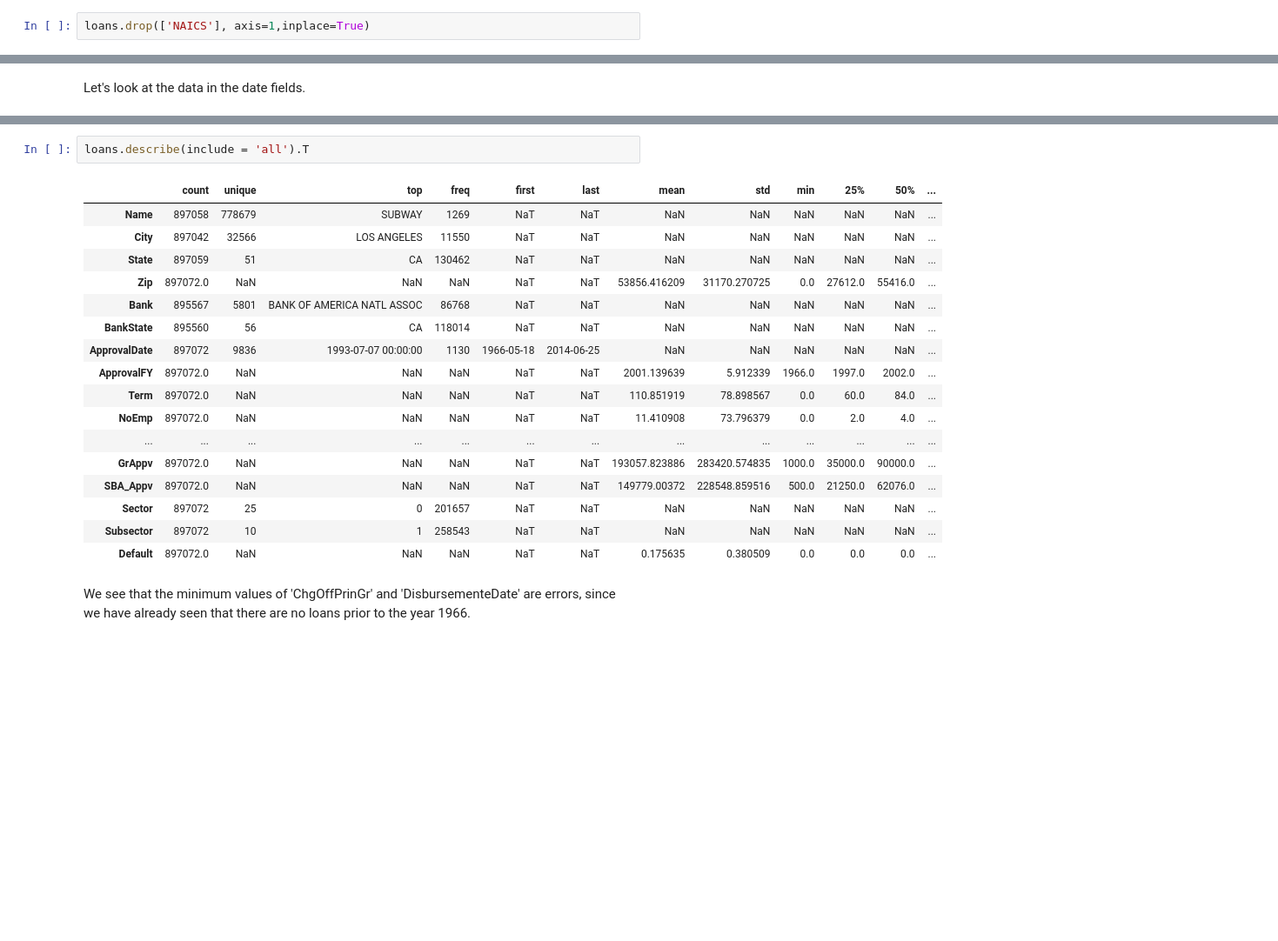
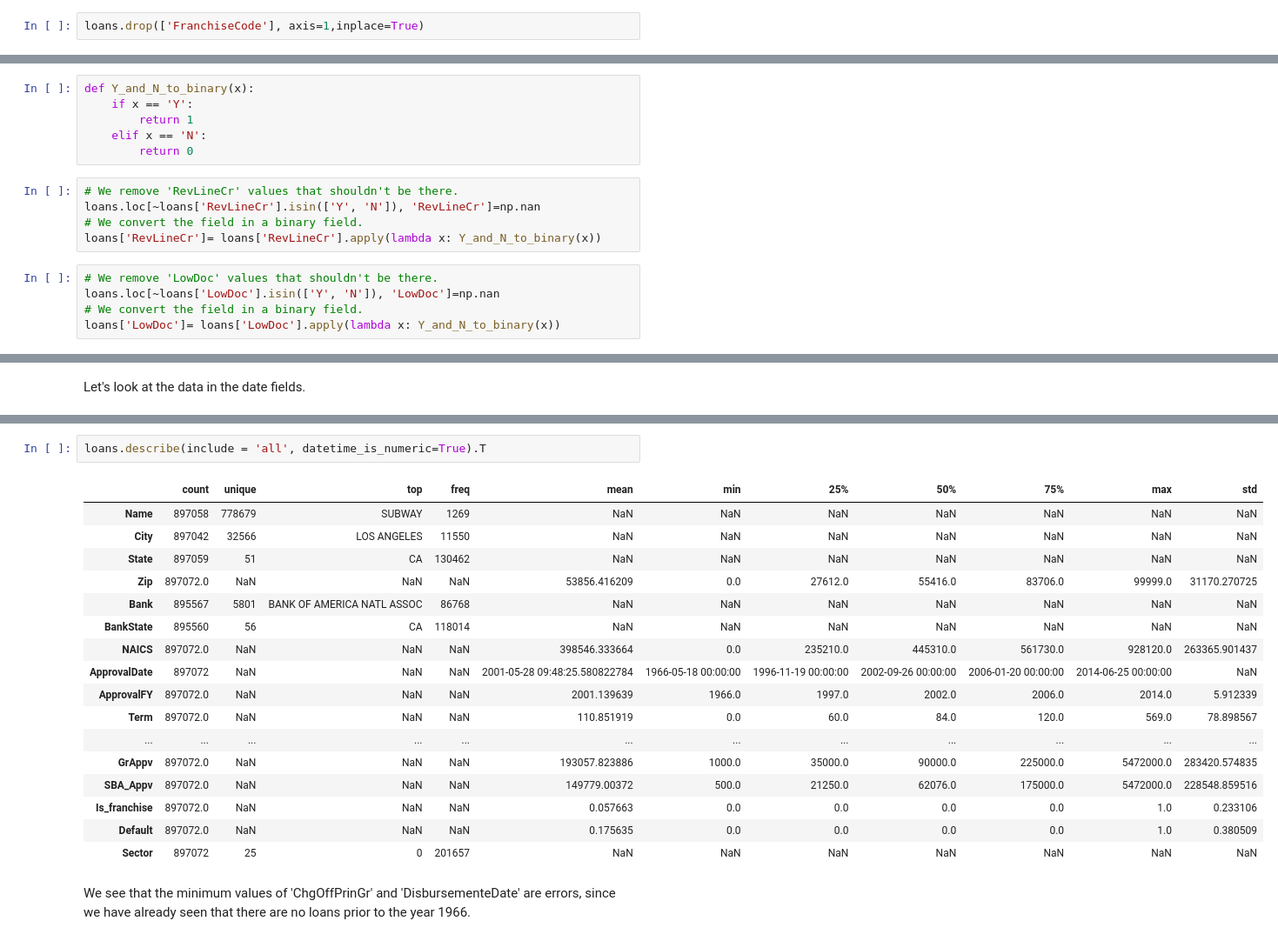
Before and after one commit to HGalletti/Pr-stamos-bancarios, a Jupyter notebook: loans.ipynb, the cells around one changed output, grey strips where cells are left out. Shown at 87% size. Drawn from its saved outputs; the diff is of its cells as text; blank space fills up the shorter version.

```diff
--- a/loans.ipynb
+++ b/loans.ipynb
@@ -631,5 +647,5 @@ We are not going to use the NAICS column for anything else so we can throw it aw
 # %%
-loans.drop(['NAICS'], axis=1,inplace=True)
+loans.drop(['FranchiseCode'], axis=1,inplace=True)
 # %% [markdown]
 ----------------------------------------------------------
 # %% [markdown]
@@ -758,0 +779,16 @@ datetime64
+# %%
+def Y_and_N_to_binary(x):
+    if x == 'Y':
+        return 1
+    elif x == 'N':
+        return 0
+# %%
+# We remove 'RevLineCr' values that shouldn't be there.
+loans.loc[~loans['RevLineCr'].isin(['Y', 'N']), 'RevLineCr']=np.nan
+# We convert the field in a binary field.
+loans['RevLineCr']= loans['RevLineCr'].apply(lambda x: Y_and_N_to_binary(x))
+# %%
+# We remove 'LowDoc' values that shouldn't be there.
+loans.loc[~loans['LowDoc'].isin(['Y', 'N']), 'LowDoc']=np.nan
+# We convert the field in a binary field.
+loans['LowDoc']= loans['LowDoc'].apply(lambda x: Y_and_N_to_binary(x))
@@ -783,23 +828,23 @@ memory usage: 191.6+ MB
 # %%
-loans.describe(include = 'all').T
+loans.describe(include = 'all', datetime_is_numeric=True).T
 # %% [output]
-|  | count | unique | top | freq | first | last | mean | std | min | 25% | 50% | ... |
-| Name | 897058 | 778679 | SUBWAY | 1269 | NaT | NaT | NaN | NaN | NaN | NaN | NaN | ... |
-| City | 897042 | 32566 | LOS ANGELES | 11550 | NaT | NaT | NaN | NaN | NaN | NaN | NaN | ... |
-| State | 897059 | 51 | CA | 130462 | NaT | NaT | NaN | NaN | NaN | NaN | NaN | ... |
-| Zip | 897072.0 | NaN | NaN | NaN | NaT | NaT | 53856.416209 | 31170.270725 | 0.0 | 27612.0 | 55416.0 | ... |
-| Bank | 895567 | 5801 | BANK OF AMERICA NATL ASSOC | 86768 | NaT | NaT | NaN | NaN | NaN | NaN | NaN | ... |
-| BankState | 895560 | 56 | CA | 118014 | NaT | NaT | NaN | NaN | NaN | NaN | NaN | ... |
-| ApprovalDate | 897072 | 9836 | 1993-07-07 00:00:00 | 1130 | 1966-05-18 | 2014-06-25 | NaN | NaN | NaN | NaN | NaN | ... |
-| ApprovalFY | 897072.0 | NaN | NaN | NaN | NaT | NaT | 2001.139639 | 5.912339 | 1966.0 | 1997.0 | 2002.0 | ... |
-| Term | 897072.0 | NaN | NaN | NaN | NaT | NaT | 110.851919 | 78.898567 | 0.0 | 60.0 | 84.0 | ... |
-| NoEmp | 897072.0 | NaN | NaN | NaN | NaT | NaT | 11.410908 | 73.796379 | 0.0 | 2.0 | 4.0 | ... |
-| ... | ... | ... | ... | ... | ... | ... | ... | ... | ... | ... | ... | ... |
-| GrAppv | 897072.0 | NaN | NaN | NaN | NaT | NaT | 193057.823886 | 283420.574835 | 1000.0 | 35000.0 | 90000.0 | ... |
-| SBA_Appv | 897072.0 | NaN | NaN | NaN | NaT | NaT | 149779.00372 | 228548.859516 | 500.0 | 21250.0 | 62076.0 | ... |
-| Sector | 897072 | 25 | 0 | 201657 | NaT | NaT | NaN | NaN | NaN | NaN | NaN | ... |
-| Subsector | 897072 | 10 | 1 | 258543 | NaT | NaT | NaN | NaN | NaN | NaN | NaN | ... |
-| Default | 897072.0 | NaN | NaN | NaN | NaT | NaT | 0.175635 | 0.380509 | 0.0 | 0.0 | 0.0 | ... |
+|  | count | unique | top | freq | mean | min | 25% | 50% | 75% | max | std |
+| Name | 897058 | 778679 | SUBWAY | 1269 | NaN | NaN | NaN | NaN | NaN | NaN | NaN |
+| City | 897042 | 32566 | LOS ANGELES | 11550 | NaN | NaN | NaN | NaN | NaN | NaN | NaN |
+| State | 897059 | 51 | CA | 130462 | NaN | NaN | NaN | NaN | NaN | NaN | NaN |
+| Zip | 897072.0 | NaN | NaN | NaN | 53856.416209 | 0.0 | 27612.0 | 55416.0 | 83706.0 | 99999.0 | 31170.270725 |
+| Bank | 895567 | 5801 | BANK OF AMERICA NATL ASSOC | 86768 | NaN | NaN | NaN | NaN | NaN | NaN | NaN |
+| BankState | 895560 | 56 | CA | 118014 | NaN | NaN | NaN | NaN | NaN | NaN | NaN |
+| NAICS | 897072.0 | NaN | NaN | NaN | 398546.333664 | 0.0 | 235210.0 | 445310.0 | 561730.0 | 928120.0 | 263365.901437 |
+| ApprovalDate | 897072 | NaN | NaN | NaN | 2001-05-28 09:48:25.580822784 | 1966-05-18 00:00:00 | 1996-11-19 00:00:00 | 2002-09-26 00:00:00 | 2006-01-20 00:00:00 | 2014-06-25 00:00:00 | NaN |
+| ApprovalFY | 897072.0 | NaN | NaN | NaN | 2001.139639 | 1966.0 | 1997.0 | 2002.0 | 2006.0 | 2014.0 | 5.912339 |
+| Term | 897072.0 | NaN | NaN | NaN | 110.851919 | 0.0 | 60.0 | 84.0 | 120.0 | 569.0 | 78.898567 |
+| ... | ... | ... | ... | ... | ... | ... | ... | ... | ... | ... | ... |
+| GrAppv | 897072.0 | NaN | NaN | NaN | 193057.823886 | 1000.0 | 35000.0 | 90000.0 | 225000.0 | 5472000.0 | 283420.574835 |
+| SBA_Appv | 897072.0 | NaN | NaN | NaN | 149779.00372 | 500.0 | 21250.0 | 62076.0 | 175000.0 | 5472000.0 | 228548.859516 |
+| Is_franchise | 897072.0 | NaN | NaN | NaN | 0.057663 | 0.0 | 0.0 | 0.0 | 0.0 | 1.0 | 0.233106 |
+| Default | 897072.0 | NaN | NaN | NaN | 0.175635 | 0.0 | 0.0 | 0.0 | 0.0 | 1.0 | 0.380509 |
+| Sector | 897072 | 25 | 0 | 201657 | NaN | NaN | NaN | NaN | NaN | NaN | NaN |
 # %% [markdown]
 We see that the minimum values of 'ChgOffPrinGr' and 'DisbursementeDate' are errors, since we have already seen that there are no loans prior to the year 1966.
 # %%
```
Also changed, not shown: parts of 208 cells of this notebook.
